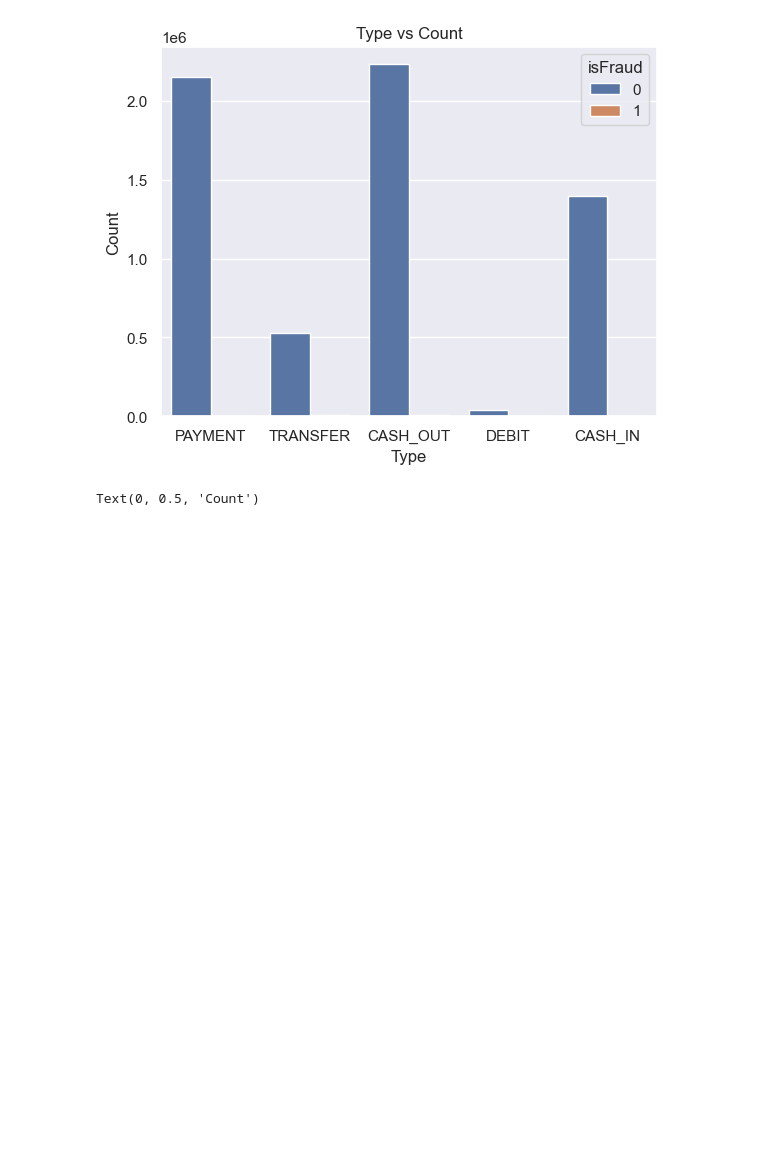
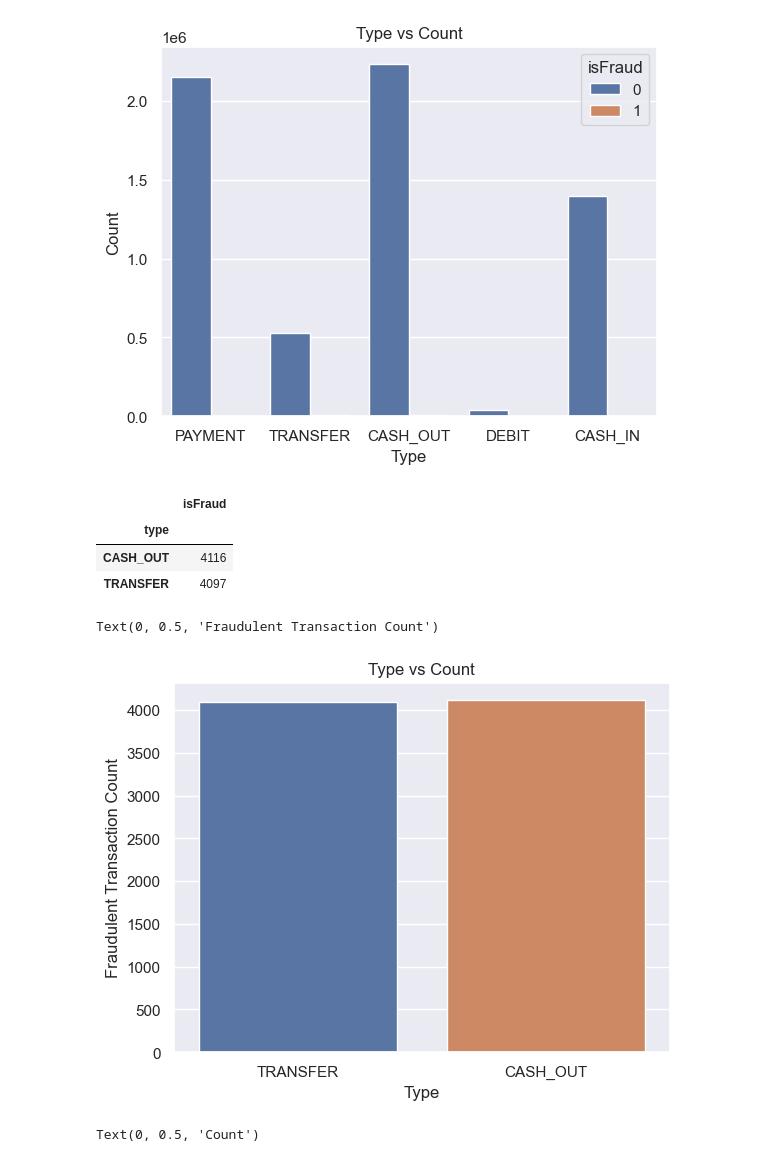
Before and after one commit to itsveence/Online_Payment_Fraud_Detection, a Jupyter notebook: Online_Payment_Fraud_Detection.ipynb, the cells around one changed output. Cells and saved outputs as stored; diff of their text form; code cells hidden in the pictures; blank space fills up the shorter version.

```diff
--- a/Online_Payment_Fraud_Detection.ipynb
+++ b/Online_Payment_Fraud_Detection.ipynb
@@ -64,6 +64,23 @@ plt.ylabel("Count")
 # %% [output]
 Text(0, 0.5, 'Count')
 [figure]
+# %%
+# Getting the number of fraudulent transaction for each type of payment
+df[df["isFraud"] == 1][['type', 'isFraud']].groupby('type').sum()
+# %% [output]
+|  | isFraud |
+| type |  |
+| CASH_OUT | 4116 |
+| TRANSFER | 4097 |
+# %%
+# Countplot of the 'type' column for fraudulent transactions
+plt.title("Type vs Count")
+sns.countplot(df[df["isFraud"] == 1], x="type")
+plt.xlabel("Type")
+plt.ylabel("Fraudulent Transaction Count")
+# %% [output]
+Text(0, 0.5, 'Fraudulent Transaction Count')
+[figure, added]
 # %%
 # Countplot of the 'step' column
 plt.title("Step vs Count")
```
Also changed, not shown: parts of 3 cells of this notebook.
